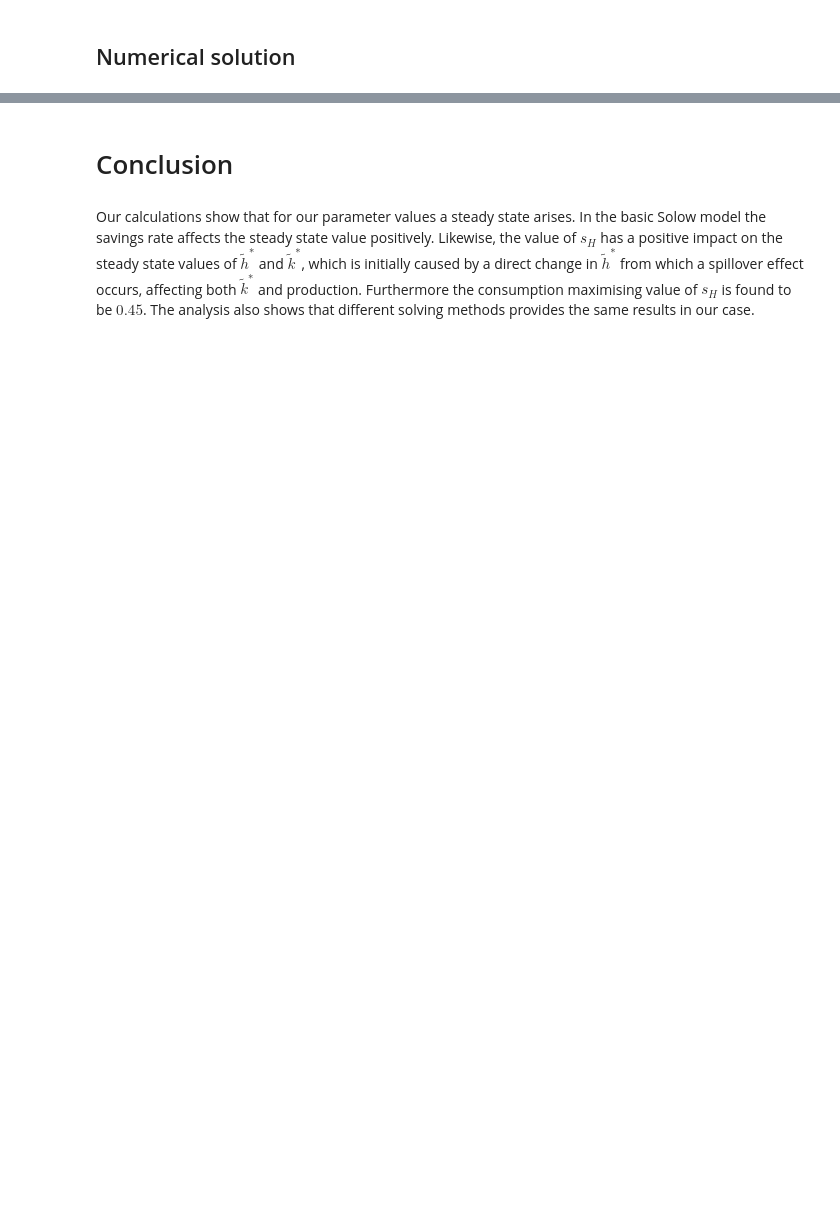
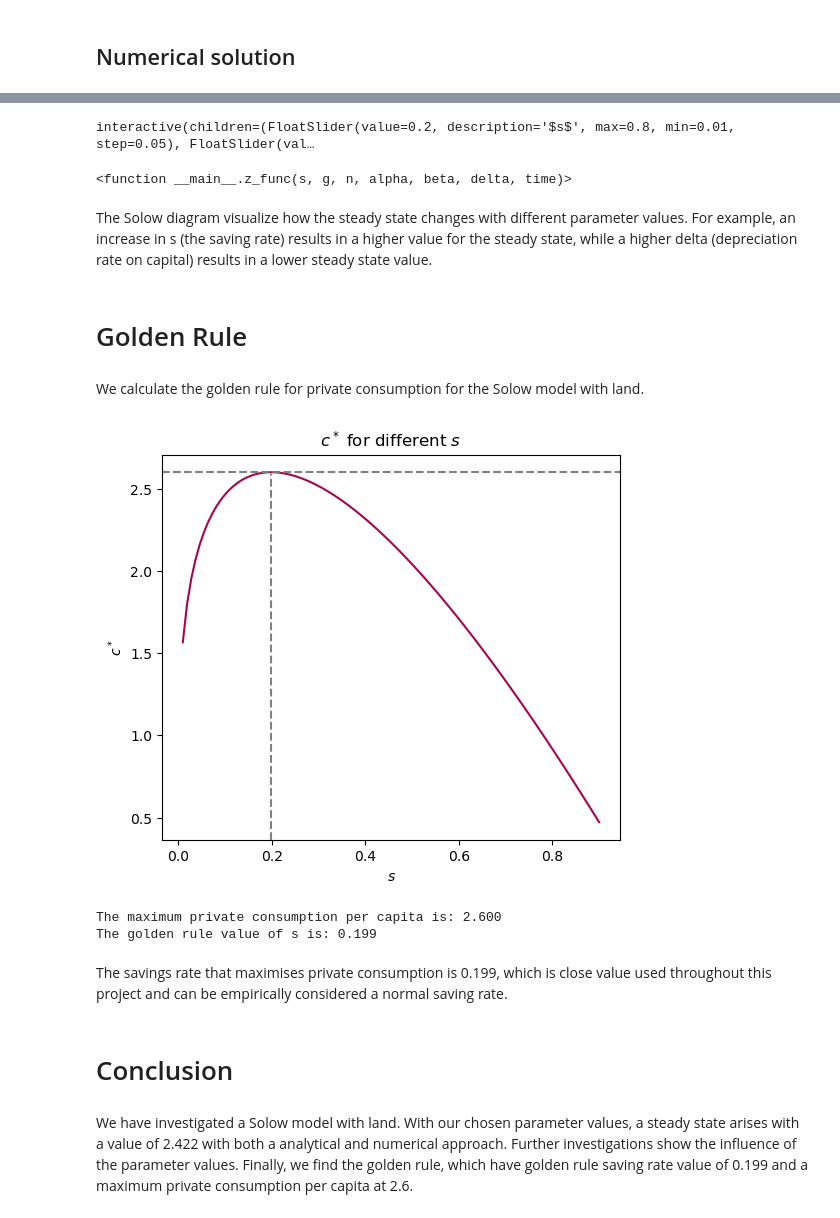
Before and after one commit to NumEconCopenhagen/projects-2023-mc, a Jupyter notebook: modelproject/modelproject.ipynb, the cells around one changed output, grey strips where cells are left out. Cells and saved outputs as stored; diff of their text form; code cells hidden in the pictures; blank space fills up the shorter version.

```diff
--- a/modelproject/modelproject.ipynb
+++ b/modelproject/modelproject.ipynb
@@ -115,9 +128,0 @@ now it is a root-finding problem.
-# %%
-#We define model parameters as plausible empirical values
-s = 0.2
-g = 0.02
-n = 0.01
-beta = 2/3
-kappa = 1/6
-alpha = 1/6
-delta = 0.06
@@ -225,9 +128,0 @@ The new phase diagram shows how the steady state values of both $\tilde{h}$ and
-# %%
-#We define model parameters as plausible empirical values
-s = 0.2
-g = 0.02
-n = 0.01
-beta = 2/3
-kappa = 1/6
-alpha = 1/6
-delta = 0.06
@@ -260,2 +128,0 @@ print(y_ss(s,g,n,alpha,kappa,delta,beta))
-# %%
-y = 0.785834632693883
@@ -323,4 +235,57 @@ The optimal savings rate that maximises consumption is thus 0.45, which can be c
+# %%
+widgets.interact(z_func,
+                z = widgets.fixed(0),
+                alpha = widgets.FloatSlider(description = r'$\alpha$', min = 0, max = 0.9, step = 0.05, value = 0.2),
+                delta = widgets.FloatSlider(description = r'$\delta$', min = 0, max = 0.1, step = 0.01, value = 0.06),
+                s = widgets.FloatSlider(description = '$s$', min = 0.01, max = 0.8, step = 0.05, value = 0.2),
+                n = widgets.FloatSlider(description ='$n$', min = 0.01, max = 0.1, step = 0.005, value = 0.01),
+                g = widgets.FloatSlider(description ='$g$', min = 0.02, max = 0.2, step = 0.005, value = 0.02),
+                beta = widgets.fixed(2/3),
+                time = widgets.IntSlider(description='time', min = 1, max = 1000, step = 10, value = 30))
+# %% [output]
+interactive(children=(FloatSlider(value=0.2, description='$s$', max=0.8, min=0.01, step=0.05), FloatSlider(val…
+<function __main__.z_func(s, g, n, alpha, beta, delta, time)>
+# %% [markdown]
+The Solow diagram visualize how the steady state changes with different parameter values. For example, an increase in s (the saving rate) results in a higher value for the steady state, while a higher delta (depreciation rate on capital) results in a lower steady state value.
+# %% [markdown]
+# Golden Rule
+# %% [markdown]
+We calculate the golden rule for  private consumption for the Solow model with land.
+# %%
+ss = np.linspace(0.01, 0.9, 100)
+
+cs = []
+for s in ss:
+    Ks, Ys, Ls, As, Zs = sim(s)
+    y = Ys / Ls
+    cs.append( (1 - s) * y[50]  )
+
+
+fig = plt.figure(figsize=(13,5))
+ax = fig.add_subplot(1,2,1)
+ax.plot(ss,cs, color='#a60550')
+ax.set_xlabel(r'$s$')
+ax.set_ylabel(r'$c^*$')
+
+# ss[cs.index(max(cs))]
+# -> finds value in s grid for the max c value
+plt.axvline(ss[cs.index(max(cs))],ymax=0.95,color='gray',linestyle='--')
+plt.axhline(max(cs),xmax=1,color='gray',linestyle='--')
+ax.set_title('$c^*$ for different $s$');
+# %% [output]
+[figure, added]
+# %%
+#We find the largest ss-value of consumption pr. worker
+print(f'The maximum private consumption per capita is: {max(cs):.3f}')
+
+#We find the sh value resulting in the maximum c value
+print(f'The golden rule value of s is: {(ss[cs.index(max(cs))]):.3f}')
+# %% [output]
+The maximum private consumption per capita is: 2.600
+The golden rule value of s is: 0.199
+# %% [markdown]
+The savings rate that maximises private consumption is 0.199, which is close value used throughout this project and can be empirically considered a normal saving rate.
 # %% [markdown]
 # Conclusion
-# %% [markdown]
-Our calculations show that for our parameter values a steady state arises. In the basic Solow model the savings rate affects the steady state value positively. Likewise, the value of $s_H$ has a positive impact on the steady state values of $\tilde{h}^*$ and $\tilde{k}^*$, which is initially caused by a direct change in $\tilde{h}^*$ from which a spillover effect occurs, affecting both $\tilde{k}^*$ and production. Furthermore the consumption maximising value of $s_H$ is found to be $0.45$. The analysis also shows that different solving methods provides the same results in our case.
+# %% [markdown]
+We have investigated a Solow model with land. With our chosen parameter values, a steady state arises with a value of 2.422 with both a analytical and numerical approach. Further investigations show the influence of the parameter values. Finally, we find the golden rule, which have golden rule saving rate value of 0.199 and a maximum private consumption per capita at 2.6.
```
Also changed, not shown: parts of 37 cells of this notebook, 1 other file.
